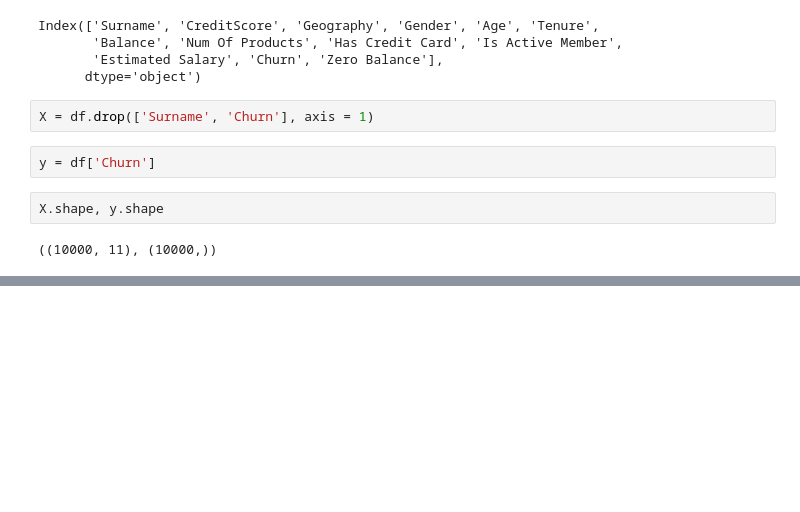
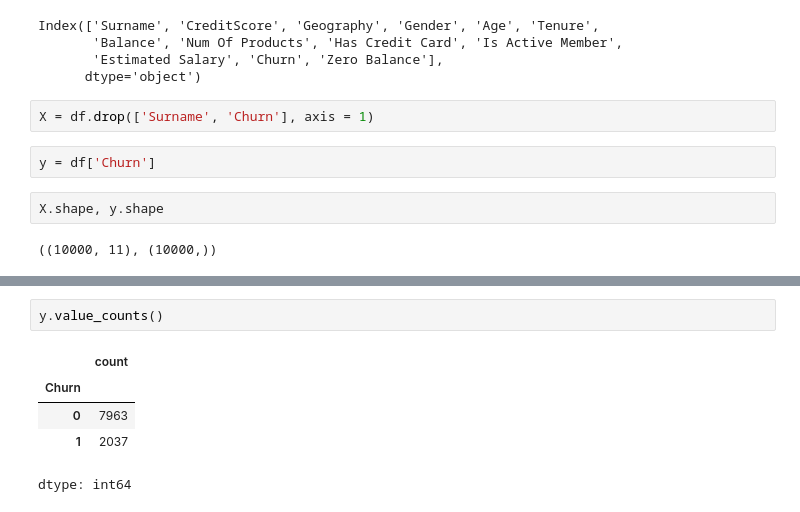
Before and after one commit to Mahesh2056/Bank-Customer-Churn-Model, a Jupyter notebook: bank_customer_churn_model.ipynb, the cells around one changed output, grey strips where cells are left out. Drawn from its saved outputs; the diff is of its cells as text; blank space fills up the shorter version.

```diff
--- a/bank_customer_churn_model.ipynb
+++ b/bank_customer_churn_model.ipynb
@@ -166,0 +195,8 @@ X.shape, y.shape
+# %%
+y.value_counts()
+# %% [output]
+|  | count |
+| Churn |  |
+| 0 | 7963 |
+| 1 | 2037 |
+dtype: int64
```
Also changed, not shown: parts of 9 cells of this notebook.
